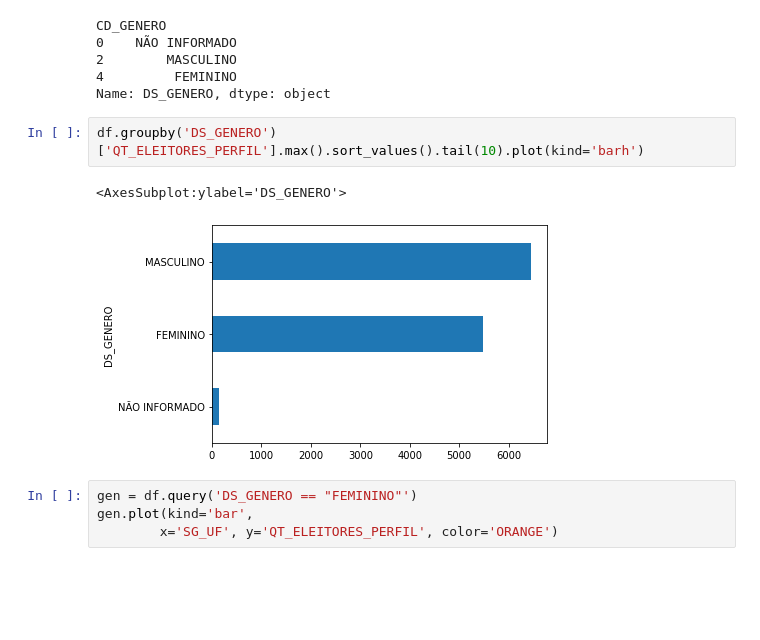
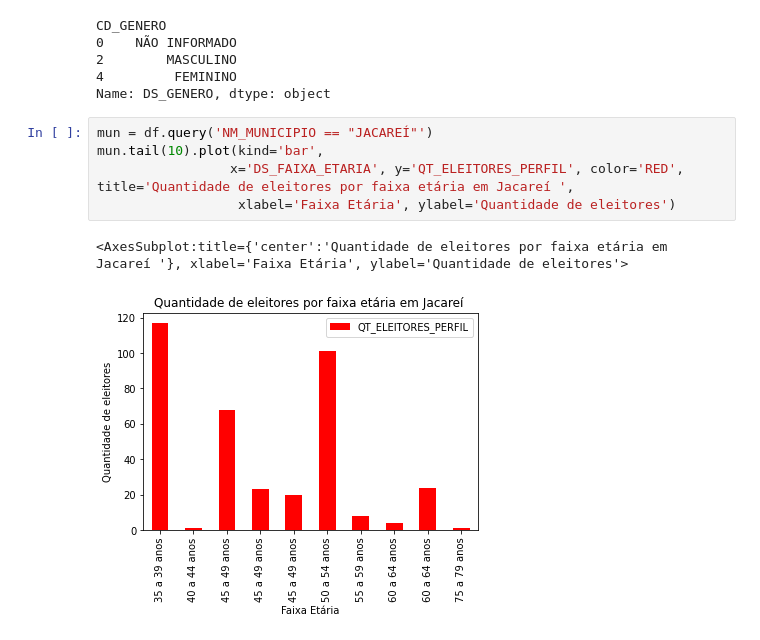
Before and after one commit to LucasACES/Analise_de_dados_publicos, a Jupyter notebook: Análise de eleitores por gênero.ipynb, the cells around one changed output. Saved outputs shown, nothing was run; the diff lists cells and outputs as text; blank space fills up the shorter version.

```diff
--- a/Análise de eleitores por gênero.ipynb
+++ b/Análise de eleitores por gênero.ipynb
@@ -65,12 +65,11 @@ CD_GENERO
 2        MASCULINO
 4         FEMININO
 Name: DS_GENERO, dtype: object
-# %%
-df.groupby('DS_GENERO')['QT_ELEITORES_PERFIL'].max().sort_values().tail(10).plot(kind='barh')
-# %% [output]
-<AxesSubplot:ylabel='DS_GENERO'>
-[figure, removed]
-# %%
-gen = df.query('DS_GENERO == "FEMININO"')
-gen.plot(kind='bar',
-        x='SG_UF', y='QT_ELEITORES_PERFIL', color='ORANGE')
+# %%
+mun = df.query('NM_MUNICIPIO == "JACAREÍ"')
+mun.tail(10).plot(kind='bar',
+                 x='DS_FAIXA_ETARIA', y='QT_ELEITORES_PERFIL', color='RED', title='Quantidade de eleitores por faixa etária em Jacareí ',
+                  xlabel='Faixa Etária', ylabel='Quantidade de eleitores')
+# %% [output]
+<AxesSubplot:title={'center':'Quantidade de eleitores por faixa etária em Jacareí '}, xlabel='Faixa Etária', ylabel='Quantidade de eleitores'>
+[figure, added]
```
Also changed, not shown: parts of 3 cells of this notebook.
